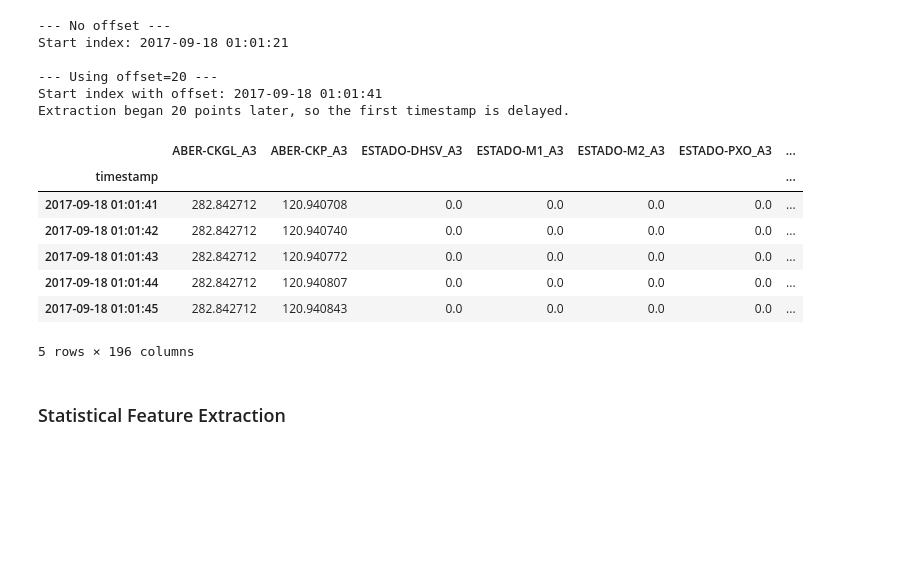
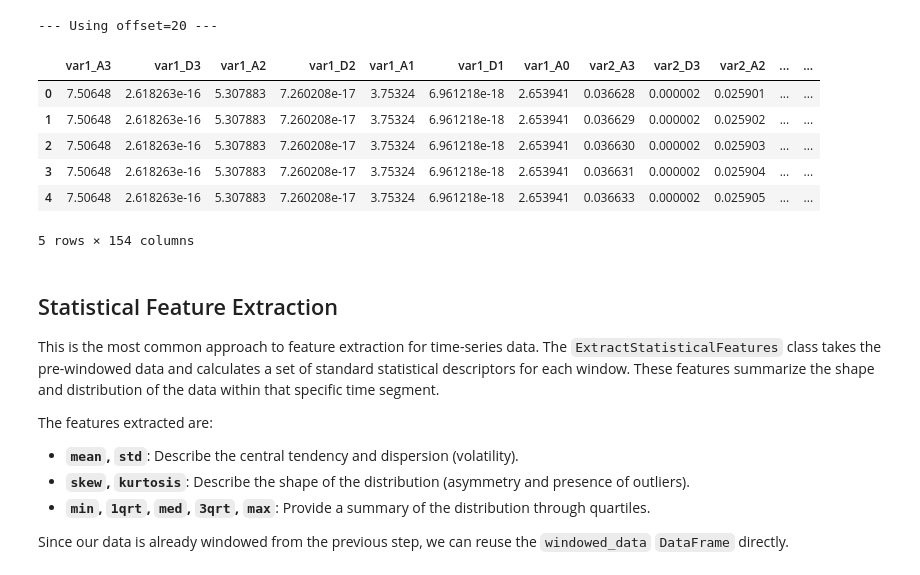
Before and after one commit to petrobras/3W, a Jupyter notebook: docs/notebooks/feature_extraction_examples.ipynb, the cells around one changed output. Saved outputs shown, nothing was run; the diff lists cells and outputs as text; code cells hidden in the pictures; blank space fills up the shorter version.

Commit message:
Refactoring feature extraction notebook.

```diff
--- a/docs/notebooks/feature_extraction_examples.ipynb
+++ b/docs/notebooks/feature_extraction_examples.ipynb
@@ -26,4 +42,6 @@ from ThreeWToolkit.core.base_dataset import EventPrefixEnum
 # %%
 dataset_path = Path("./dataset")
-ds_config = DatasetConfig(path=dataset_path, split=None, file_type="parquet") # load all files, target defaults to 'class'
-ds = ParquetDataset(ds_config, download=True) # download
+event_types = [EventPrefixEnum.REAL]
+ds_config = ParquetDatasetConfig(path=dataset_path, clean_data=True, event_type=event_types) # load all files, target defaults to 'class'
+ds = ParquetDataset(ds_config)
+len(ds)
@@ -30,5 +52,0 @@ ds = ParquetDataset(ds_config, download=True) # download
-# %%
-event_types = [EventPrefixEnum.REAL,]
-ds_config = DatasetConfig(path=dataset_path, split=None, file_type="parquet", event_type=event_types) # get only drawn
-ds = ParquetDataset(ds_config, download=False)
-len(ds)
@@ -37,11 +53,8 @@ len(ds)
 # %%
-X = ds[0]['signal']
-y = ds[0]['label']
+X_raw = ds[0]['signal']
+y_raw = ds[0]['label']
 
-X = X.fillna(0)
-y = y.fillna(0)
-
-X
+X_raw
 # %% [output]
 |  | ABER-CKGL | ABER-CKP | ESTADO-DHSV | ESTADO-M1 | ESTADO-M2 | ESTADO-PXO | ESTADO-SDV-GL | ESTADO-SDV-P | ... |
 | timestamp |  |  |  |  |  |  |  |  | ... |
@@ -118,32 +162,32 @@ wavelet_features[1].head()
 # %%
 # Configure with an offset
-config_offset = extract_wavelet_features.WaveletConfig(level=3, overlap=0.875, offset=20)
+offset = 20
+config_offset = extract_wavelet_features.WaveletConfig(level=LEVEL, overlap=0.875, offset=offset)
 extractor_offset = extract_wavelet_features.ExtractWaveletFeatures(config_offset)
-features_offset = extractor_offset(X, y)
+extractor_offset.is_windowed = True
+features_offset = extractor_offset(windowed_data)
 
-print("--- No offset ---")
-print("Start index:", wavelet_features[0].index[0])
+print(f"\n--- Using offset={offset} ---")
 
-print("\n--- Using offset=20 ---")
-print("Start index with offset:", features_offset[0].index[0])
-print("Extraction began 20 points later, so the first timestamp is delayed.")
-
-features_offset[0].head()
+features_offset.head()
 # %% [output]
---- No offset ---
-Start index: 2017-09-18 01:01:21
-
 --- Using offset=20 ---
-Start index with offset: 2017-09-18 01:01:41
-Extraction began 20 points later, so the first timestamp is delayed.
-|  | ABER-CKGL_A3 | ABER-CKP_A3 | ESTADO-DHSV_A3 | ESTADO-M1_A3 | ESTADO-M2_A3 | ESTADO-PXO_A3 | ... |
-| timestamp |  |  |  |  |  |  | ... |
-| 2017-09-18 01:01:41 | 282.842712 | 120.940708 | 0.0 | 0.0 | 0.0 | 0.0 | ... |
-| 2017-09-18 01:01:42 | 282.842712 | 120.940740 | 0.0 | 0.0 | 0.0 | 0.0 | ... |
-| 2017-09-18 01:01:43 | 282.842712 | 120.940772 | 0.0 | 0.0 | 0.0 | 0.0 | ... |
-| 2017-09-18 01:01:44 | 282.842712 | 120.940807 | 0.0 | 0.0 | 0.0 | 0.0 | ... |
-| 2017-09-18 01:01:45 | 282.842712 | 120.940843 | 0.0 | 0.0 | 0.0 | 0.0 | ... |
+|  | var1_A3 | var1_D3 | var1_A2 | var1_D2 | var1_A1 | var1_D1 | var1_A0 | var2_A3 | var2_D3 | var2_A2 | ... | ... |
+| 0 | 7.50648 | 2.618263e-16 | 5.307883 | 7.260208e-17 | 3.75324 | 6.961218e-18 | 2.653941 | 0.036628 | 0.000002 | 0.025901 | ... | ... |
+| 1 | 7.50648 | 2.618263e-16 | 5.307883 | 7.260208e-17 | 3.75324 | 6.961218e-18 | 2.653941 | 0.036629 | 0.000002 | 0.025902 | ... | ... |
+| 2 | 7.50648 | 2.618263e-16 | 5.307883 | 7.260208e-17 | 3.75324 | 6.961218e-18 | 2.653941 | 0.036630 | 0.000002 | 0.025903 | ... | ... |
+| 3 | 7.50648 | 2.618263e-16 | 5.307883 | 7.260208e-17 | 3.75324 | 6.961218e-18 | 2.653941 | 0.036631 | 0.000002 | 0.025904 | ... | ... |
+| 4 | 7.50648 | 2.618263e-16 | 5.307883 | 7.260208e-17 | 3.75324 | 6.961218e-18 | 2.653941 | 0.036633 | 0.000002 | 0.025905 | ... | ... |
-5 rows × 196 columns
+5 rows × 154 columns
 # %% [markdown]
-### Statistical Feature Extraction
+## Statistical Feature Extraction
+
+This is the most common approach to feature extraction for time-series data. The `ExtractStatisticalFeatures` class takes the pre-windowed data and calculates a set of standard statistical descriptors for each window. These features summarize the shape and distribution of the data within that specific time segment.
+
+The features extracted are:
+* **`mean`, `std`**: Describe the central tendency and dispersion (volatility).
+* **`skew`, `kurtosis`**: Describe the shape of the distribution (asymmetry and presence of outliers).
+* **`min`, `1qrt`, `med`, `3qrt`, `max`**: Provide a summary of the distribution through quartiles.
+
+Since our data is already windowed from the previous step, we can reuse the `windowed_data` `DataFrame` directly.
 # %%
```
Also changed, not shown: parts of 16 cells of this notebook.
